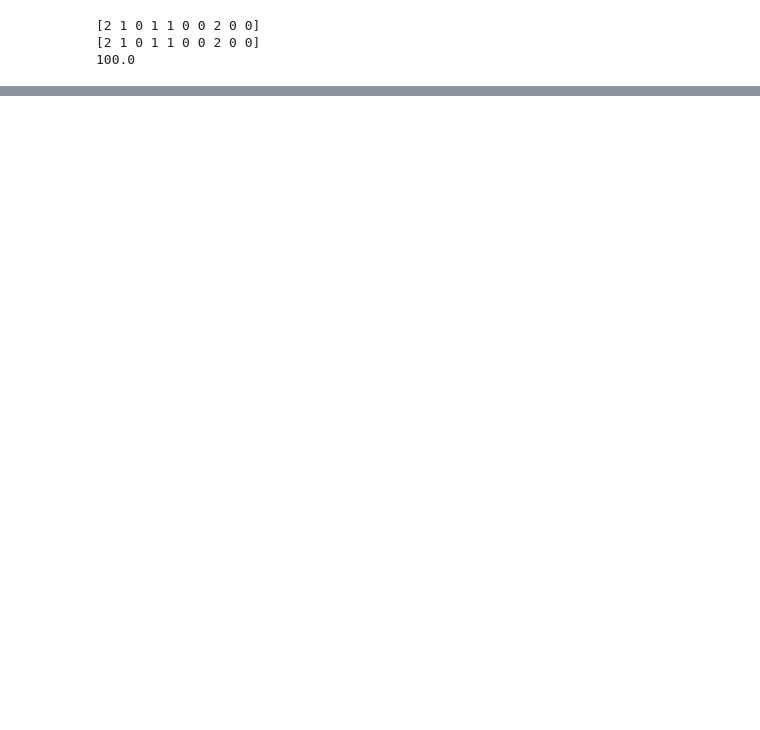
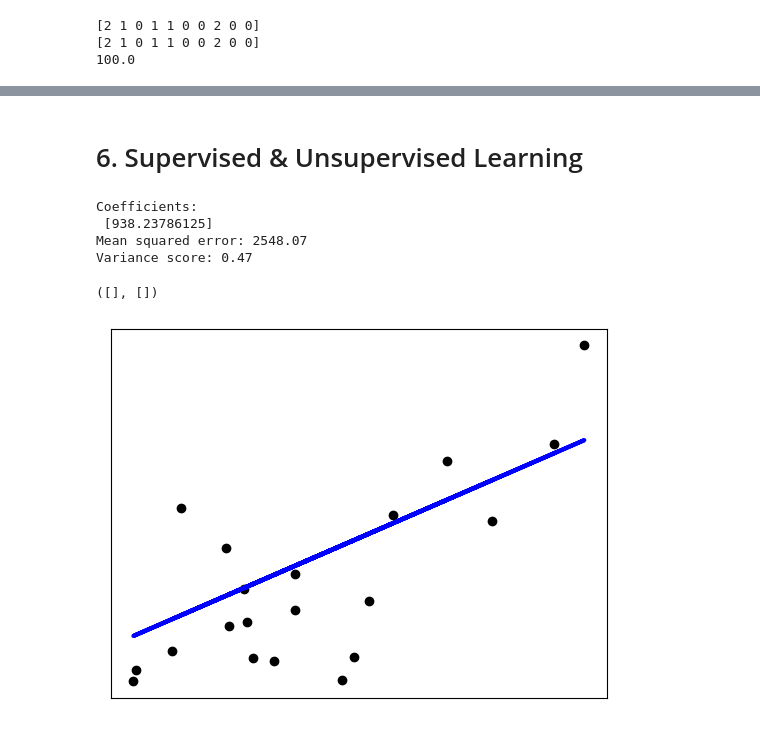
Before and after one commit to AnisTaluqdar/Visual-Studio-Code, a Jupyter notebook: Data Science/Data Analysis from Scratch.ipynb, the cells around one changed output, grey strips where cells are left out. Cells and saved outputs as stored; diff of their text form; code cells hidden in the pictures; blank space fills up the shorter version.

```diff
--- a/Data Science/Data Analysis from Scratch.ipynb
+++ b/Data Science/Data Analysis from Scratch.ipynb
@@ -431,0 +548,53 @@ print(accuracy_score(pred, y_test)* 100) #prediction accuracy
+# %% [markdown]
+# 6. Supervised & Unsupervised Learning
+# %%
+import matplotlib.pyplot as plt
+import numpy as np
+from sklearn import datasets, linear_model
+from sklearn.metrics import mean_squared_error, r2_score
+
+# Load the dataset
+diabetes = datasets.load_diabetes()
+
+# Use only one feature
+diabetes_X = diabetes.data[:,np.newaxis, 2]
+
+# Split the data into training/testing sets
+diabetes_X_train = diabetes_X[:-20]
+diabetes_X_test = diabetes_X[-20:]
+
+
+# Split the targets into trainig / testing sets
+diabetes_y_train = diabetes.target[:-20]
+diabetes_y_test = diabetes.target[-20:]
+
+# Create linear regression object
+regr = linear_model.LinearRegression()
+
+
+# Train the model using the traing sets
+regr.fit(diabetes_X_train, diabetes_y_train)
+
+# Make predictions using the tesing set
+diabetes_y_pred = regr.predict(diabetes_X_test)
+
+# The coefficients
+print('Coefficients: \n',regr.coef_)
+# The mean squared error
+print("Mean squared error: %.2f" % mean_squared_error(diabetes_y_test, diabetes_y_pred))
+# Explained variance score: 1 is perfect prediction
+print('Variance score: %.2f' % r2_score(diabetes_y_test,diabetes_y_pred))
+
+# Plot outputs
+plt.scatter(diabetes_X_test,diabetes_y_test, color='black')
+plt.plot(diabetes_X_test, diabetes_y_pred, color='blue', linewidth=3)
+
+plt.xticks(())
+plt.yticks(())
+# %% [output]
+Coefficients:
+ [938.23786125]
+Mean squared error: 2548.07
+Variance score: 0.47
+([], [])
+[figure, added]
```
Also changed, not shown: parts of 15 cells of this notebook, 3 other files.
